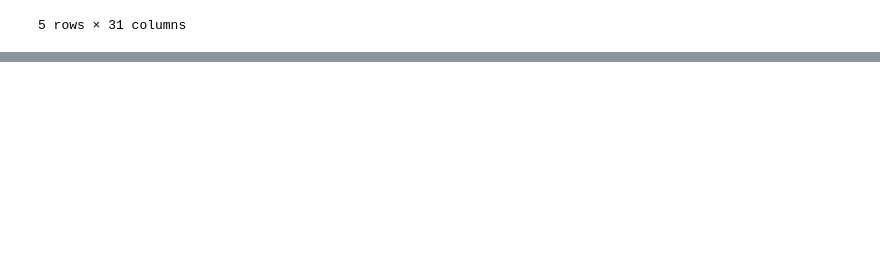
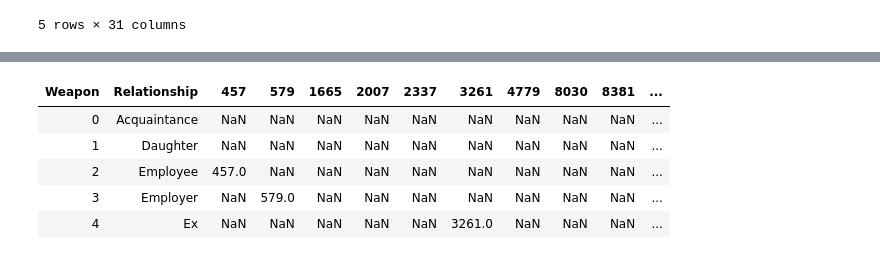
Before and after one commit to sparking29/Murder_Analysis, a Jupyter notebook: murder-analysis.ipynb, the cells around one changed output, grey strips where cells are left out. Saved outputs shown, nothing was run; the diff lists cells and outputs as text; code cells hidden in the pictures; blank space fills up the shorter version.

```diff
--- a/murder-analysis.ipynb
+++ b/murder-analysis.ipynb
@@ -54,0 +113,6 @@ murder_df.head()
+# %%
+weapon_count = murder_df.groupby(["Relationship"]).count()
+weapon_count_df = pd.DataFrame(weapon_count["Weapon"])
+weapon_count_df.reset_index(inplace=True)
+# Preview DataFrame
+weapon_count_df.head()
@@ -54,0 +126,13 @@ murder_df.head()
+# %%
+weapon_pivot_table = weapon_count_df.pivot(index ="Relationship", columns = 'Weapon', values = "Weapon")
+weapon_pivot_table.reset_index(level = None, inplace = True)
+
+#Preview the formatted table
+weapon_pivot_table.head()
+# %% [output]
+| Weapon | Relationship | 457 | 579 | 1665 | 2007 | 2337 | 3261 | 4779 | 8030 | 8381 | ... |
+| 0 | Acquaintance | NaN | NaN | NaN | NaN | NaN | NaN | NaN | NaN | NaN | ... |
+| 1 | Daughter | NaN | NaN | NaN | NaN | NaN | NaN | NaN | NaN | NaN | ... |
+| 2 | Employee | 457.0 | NaN | NaN | NaN | NaN | NaN | NaN | NaN | NaN | ... |
+| 3 | Employer | NaN | 579.0 | NaN | NaN | NaN | NaN | NaN | NaN | NaN | ... |
+| 4 | Ex | NaN | NaN | NaN | NaN | NaN | 3261.0 | NaN | NaN | NaN | ... |
```
Also changed, not shown: parts of 14 cells of this notebook.
